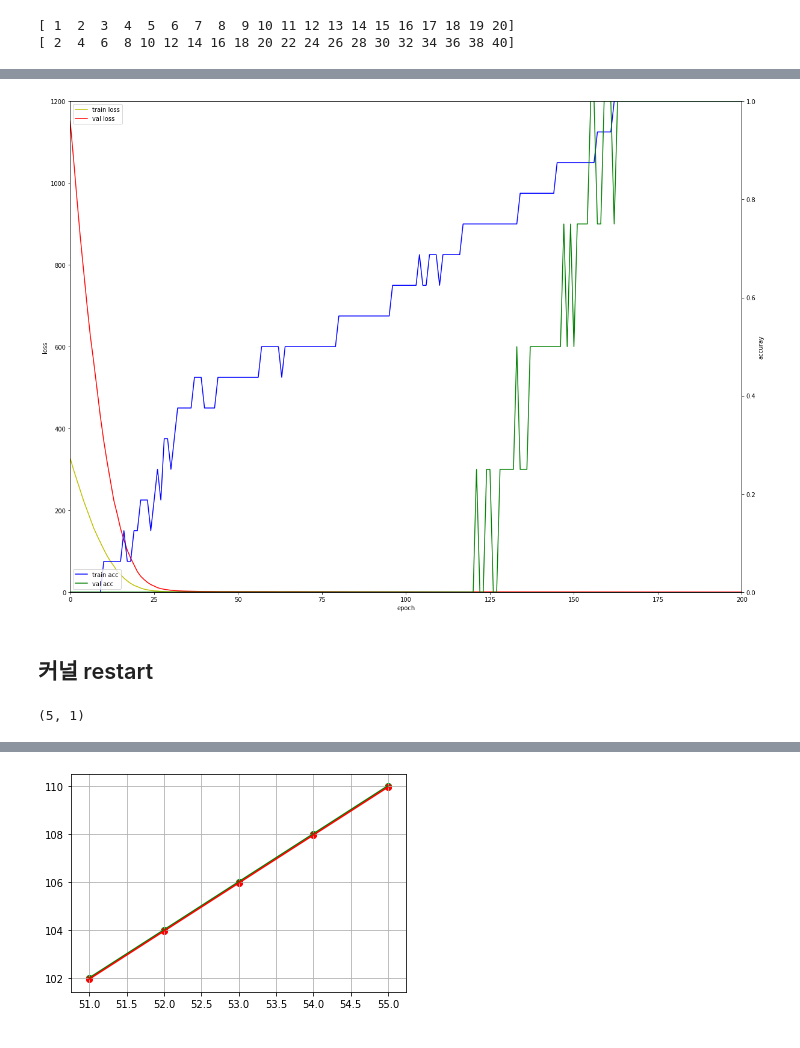
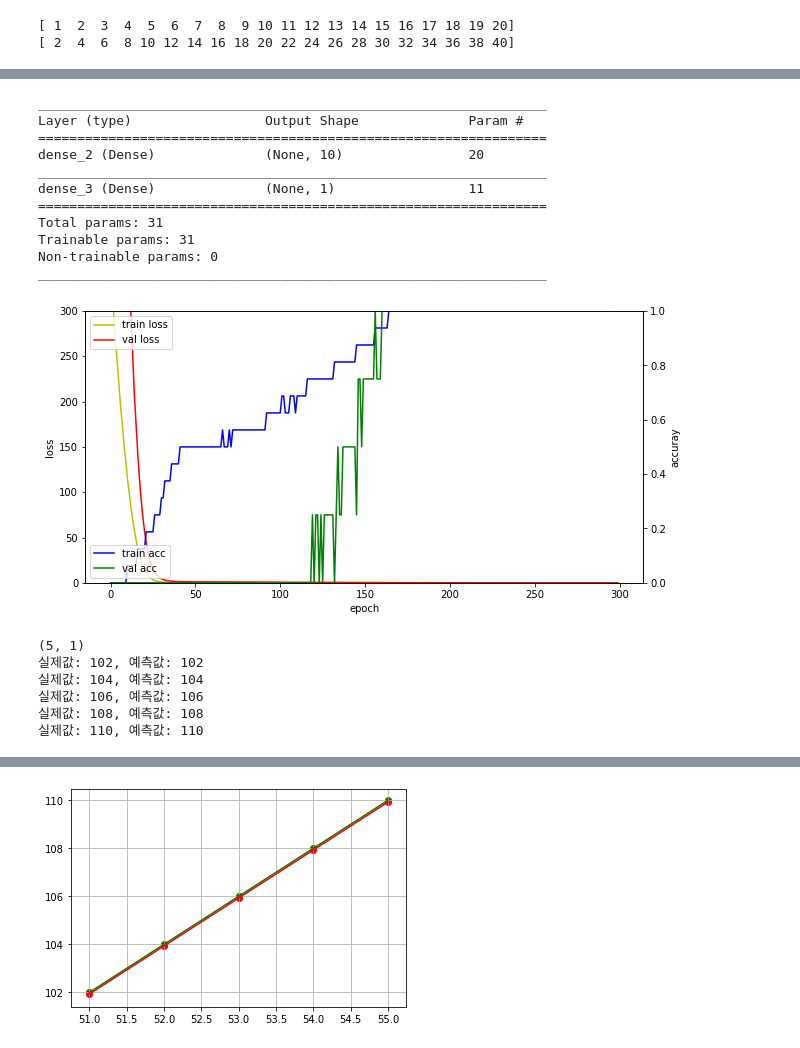
Before and after one commit to anabasis/tensorflow, a Jupyter notebook: ws_python/notebook/machine/keras/22.Basic1.ipynb, the cells around one changed output, grey strips where cells are left out. Saved outputs shown, nothing was run; the diff lists cells and outputs as text; code cells hidden in the pictures.

```diff
--- a/ws_python/notebook/machine/keras/22.Basic1.ipynb
+++ b/ws_python/notebook/machine/keras/22.Basic1.ipynb
@@ -117,14 +110,18 @@ model.add(Dense(10,input_dim=1, activation='linear')) # 입력갯수
 # %%
 # 두개의 은닉층을 사용하는 경우
 model = Sequential()
-print(type(model)) ## Class 첫자 대문자 Dense
-# 입력값 : input_shape 1
-# 10 출력갯수 : 출력 노드 10개
-# 활성화 함수 : linear
-model.add(Dense( 10, input_dim=1, activation='linear')) # 입력갯수(Hidden Layer)
-model.add(Dense(1)) # 선형회귀는 알고리즘을 적용하지 않고 바로 출력
-model.compile( optimizer='adam', loss='mse', metrics=['accuracy'])
-hist = model.fit( x_train, y_train,validation_split=0.2, epochs=300, batch_size=1)
+print(type(model))
+# 입력값: 1 개
+# 출력 노드 갯수: 10개
+# 활성화 함수: linear
+
+# 첫번째 은닉층(입력층은 선언 안함)
+model.add(Dense(10, input_dim=1, activation='linear'))
+# 두번째 은닉층(출력층)
+model.add(Dense(1))  # 선형회귀는 알고리즘을 적용하지 않고 바로 출력
+model.compile(optimizer='adam', loss='mse', metrics=['accuracy'])
+hist = model.fit(x_train, y_train, validation_split=0.2,
+                 epochs=300, batch_size=1)
 # %% [output]
 <class 'keras.engine.sequential.Sequential'>
 Train on 16 samples, validate on 4 samples
@@ -162,31 +143,41 @@ _________________________________________________________________
+# %%
+model.summary() # 가중치 20개 + bias 11개
+# %% [output]
+_________________________________________________________________
+Layer (type)                 Output Shape              Param #
+=================================================================
+dense_2 (Dense)              (None, 10)                20
+_________________________________________________________________
+dense_3 (Dense)              (None, 1)                 11
+=================================================================
+Total params: 31
+Trainable params: 31
+Non-trainable params: 0
+_________________________________________________________________
 # %%
 fig, loss_ax = plt.subplots()
 # plt.figure(figsize=(6,4)) # ERROR
-#fig.set_size_inches(10, 5)  # 챠트 크기 설정
-fig.set_size_inches(20, 15)  # 챠트 크기 설정 가로*세로
+fig.set_size_inches(10, 5)  # 챠트 크기 설정
 
 acc_ax = loss_ax.twinx()  # 오른쪽 y 출 설정
 
-loss_ax.plot(hist.history['loss'], 'y', label='train loss')  # 훈련 오차
-loss_ax.plot(hist.history['val_loss'], 'r', label='val loss')  # 검증 오차
-loss_ax.set_xlim([0.0, 200.0]) # 값을 반영하여 변경
-loss_ax.set_ylim([0.0, 1200.0]) # 값을 반영하여 변경
+loss_ax.plot(hist.history['loss'], 'y', label='train loss')   # 훈련 오차
+loss_ax.plot(hist.history['val_loss'], 'r', label='val loss') # 검증 오차
+loss_ax.set_ylim([0.0, 300.0]) # 값을 반영하여 변경, 왼쪽 y 축
 
-acc_ax.plot(hist.history['acc'], 'b', label='train acc')  # 훈련 정확도
-acc_ax.plot(hist.history['val_acc'], 'g', label='val acc')  # 검증 정확도
-acc_ax.set_ylim([0.0, 1.0])  # 오른쪽 y축
+acc_ax.plot(hist.history['acc'], 'b', label='train acc')   # 훈련 정확도
+acc_ax.plot(hist.history['val_acc'], 'g', label='val acc') # 검증 정확도
+acc_ax.set_ylim([0.0, 1.0])    # 오른쪽 y 축
 
-loss_ax.set_xlabel('epoch')  #  x축 레이블
-loss_ax.set_ylabel('loss')  #   y축 오차 레이블
-acc_ax.set_ylabel('accuray') #   y축 정확도 레이블
+loss_ax.set_xlabel('epoch')    # x축 레이블
+loss_ax.set_ylabel('loss')     # 오차 레이블, 왼쪽 y 축
+acc_ax.set_ylabel('accuray')   # 정확도 레이블, 오른쪽 y 축
 
-loss_ax.legend(loc='upper left')  # 오차레이블 출력 위치
-acc_ax.legend(loc='lower left')   # 정확도 레이블 출력 위치
+loss_ax.legend(loc='upper left') # 오차 레이블 출력 위치
+acc_ax.legend(loc='lower left')  # 정확도 레입르 출력 위치
 
 plt.show()
 # %% [output]
-[figure, old version]
+[figure, new version]
 # %%
 model.save('./Basic1.h5')
-# %% [markdown]
-## 커널 restart
@@ -193,11 +186,21 @@ model.save('./Basic1.h5')
 # %%
 # 모델 사용
 import numpy as np
-from keras.models import load_model # model 사용
+from keras.models import load_model  # model 사용
 
 model = load_model('./Basic1.h5')
 x_use = np.array([51, 52, 53, 54, 55])
-y_predict = model.predict(x_use)  # 모델 사용
+y_predict = model.predict(x_use) # 모델 사용, 예측값을 2차원 배열 형태 리턴
 print(y_predict.shape)
+
+y_use = np.array([102, 104, 106, 108, 110]) # 실제답
+for i in range(len(x_use)):
+    # print('실제값: {0}, 예측값: {1}'.format(y_use[i], y_predict[i][0]))
+    print('실제값: {0}, 예측값: {1:.0f}'.format(y_use[i], y_predict[i][0]))
 # %% [output]
 (5, 1)
+실제값: 102, 예측값: 102
+실제값: 104, 예측값: 104
+실제값: 106, 예측값: 106
+실제값: 108, 예측값: 108
+실제값: 110, 예측값: 110
```
Also changed, not shown: parts of 12 cells of this notebook, 19 other files.
